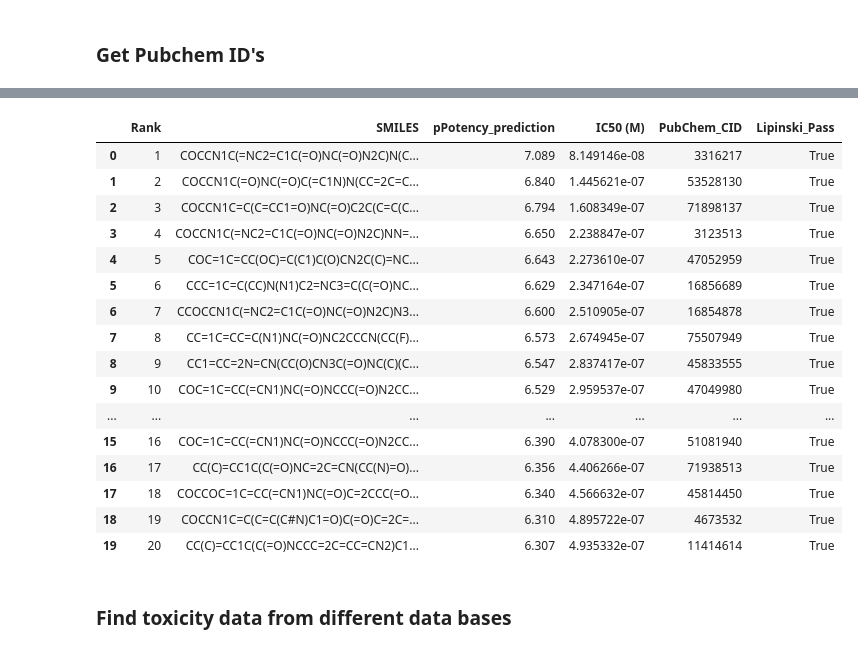
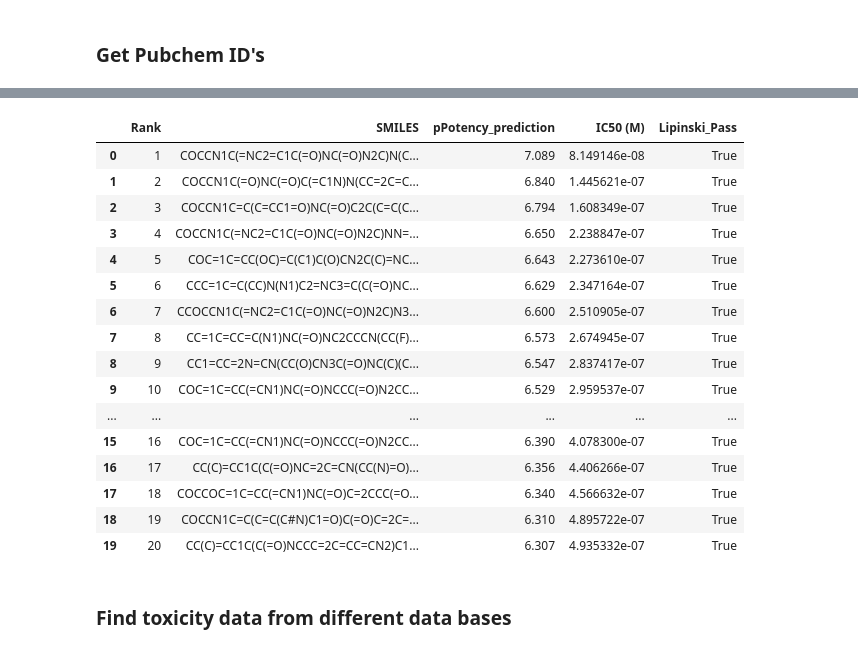
Before and after one commit to soumyadeepghosh35/DTRA_DrugDesign, a Jupyter notebook: PubchemData/Step6_Toxicity_AllVirus.ipynb, the cells around one changed output, grey strips where cells are left out. Drawn from its saved outputs; the diff is of its cells as text; code cells hidden in the pictures.

```diff
--- a/PubchemData/Step6_Toxicity_AllVirus.ipynb
+++ b/PubchemData/Step6_Toxicity_AllVirus.ipynb
@@ -82,17 +64,2 @@ Name: SMILES, dtype: object
 # %% [markdown]
 ### Get Pubchem ID's
-# %%
-def get_pubchem_cid(smiles):
-    """Get PubChem CID from SMILES"""
-    try:
-        compounds = pcp.get_compounds(smiles, 'smiles')
-        if compounds:
-            return compounds[0].cid
-        else:
-            return None
-    except:
-        return None
-
-# Add CID column to your dataframe
-EnamineAntiviralsData_top20['PubChem_CID'] = EnamineAntiviralsData_top20['SMILES'].apply(get_pubchem_cid)
-EnamineAntiviralsData_top20
@@ -119,37 +92,42 @@ EnamineAntiviralsData_top20
 # %%
 from rdkit import Chem
 from rdkit.Chem import Descriptors, rdMolDescriptors
 
 # Calculate Lipinski's Rule of Five
 def check_lipinski(smiles):
     mol = Chem.MolFromSmiles(smiles)
     mw = Descriptors.MolWt(mol)
     logp = Descriptors.MolLogP(mol)
     hbd = rdMolDescriptors.CalcNumHBD(mol)
     hba = rdMolDescriptors.CalcNumHBA(mol)
     return mw <= 500 and logp <= 5 and hbd <= 5 and hba <= 10
 
 # Apply to your dataframe
 EnamineAntiviralsData_top20['Lipinski_Pass'] = EnamineAntiviralsData_top20['SMILES'].apply(check_lipinski)
+# Filter only Lipinski-passing molecules
+EnamineAntiviralsData_top20_clean = (
+    EnamineAntiviralsData_top20[EnamineAntiviralsData_top20['Lipinski_Pass'] == True]
+    .reset_index(drop=True)
+)
 EnamineAntiviralsData_top20
 # %% [output]
-|  | Rank | SMILES | pPotency_prediction | IC50 (M) | PubChem_CID | Lipinski_Pass |
-| 0 | 1 | COCCN1C(=NC2=C1C(=O)NC(=O)N2C)N(C... | 7.089 | 8.149146e-08 | 3316217 | True |
-| 1 | 2 | COCCN1C(=O)NC(=O)C(=C1N)N(CC=2C=C... | 6.840 | 1.445621e-07 | 53528130 | True |
-| 2 | 3 | COCCN1C=C(C=CC1=O)NC(=O)C2C(C=C(C... | 6.794 | 1.608349e-07 | 71898137 | True |
-| 3 | 4 | COCCN1C(=NC2=C1C(=O)NC(=O)N2C)NN=... | 6.650 | 2.238847e-07 | 3123513 | True |
-| 4 | 5 | COC=1C=CC(OC)=C(C1)C(O)CN2C(C)=NC... | 6.643 | 2.273610e-07 | 47052959 | True |
-| 5 | 6 | CCC=1C=C(CC)N(N1)C2=NC3=C(C(=O)NC... | 6.629 | 2.347164e-07 | 16856689 | True |
-| 6 | 7 | CCOCCN1C(=NC2=C1C(=O)NC(=O)N2C)N3... | 6.600 | 2.510905e-07 | 16854878 | True |
-| 7 | 8 | CC=1C=CC=C(N1)NC(=O)NC2CCCN(CC(F)... | 6.573 | 2.674945e-07 | 75507949 | True |
-| 8 | 9 | CC1=CC=2N=CN(CC(O)CN3C(=O)NC(C)(C... | 6.547 | 2.837417e-07 | 45833555 | True |
-| 9 | 10 | COC=1C=CC(=CN1)NC(=O)NCCC(=O)N2CC... | 6.529 | 2.959537e-07 | 47049980 | True |
-| ... | ... | ... | ... | ... | ... | ... |
-| 15 | 16 | COC=1C=CC(=CN1)NC(=O)NCCC(=O)N2CC... | 6.390 | 4.078300e-07 | 51081940 | True |
-| 16 | 17 | CC(C)=CC1C(C(=O)NC=2C=CN(CC(N)=O)... | 6.356 | 4.406266e-07 | 71938513 | True |
-| 17 | 18 | COCCOC=1C=CC(=CN1)NC(=O)C=2CCC(=O... | 6.340 | 4.566632e-07 | 45814450 | True |
-| 18 | 19 | COCCN1C=C(C=C(C#N)C1=O)C(=O)C=2C=... | 6.310 | 4.895722e-07 | 4673532 | True |
-| 19 | 20 | CC(C)=CC1C(C(=O)NCCC=2C=CC=CN2)C1... | 6.307 | 4.935332e-07 | 11414614 | True |
+|  | Rank | SMILES | pPotency_prediction | IC50 (M) | Lipinski_Pass |
+| 0 | 1 | COCCN1C(=NC2=C1C(=O)NC(=O)N2C)N(C... | 7.089 | 8.149146e-08 | True |
+| 1 | 2 | COCCN1C(=O)NC(=O)C(=C1N)N(CC=2C=C... | 6.840 | 1.445621e-07 | True |
+| 2 | 3 | COCCN1C=C(C=CC1=O)NC(=O)C2C(C=C(C... | 6.794 | 1.608349e-07 | True |
+| 3 | 4 | COCCN1C(=NC2=C1C(=O)NC(=O)N2C)NN=... | 6.650 | 2.238847e-07 | True |
+| 4 | 5 | COC=1C=CC(OC)=C(C1)C(O)CN2C(C)=NC... | 6.643 | 2.273610e-07 | True |
+| 5 | 6 | CCC=1C=C(CC)N(N1)C2=NC3=C(C(=O)NC... | 6.629 | 2.347164e-07 | True |
+| 6 | 7 | CCOCCN1C(=NC2=C1C(=O)NC(=O)N2C)N3... | 6.600 | 2.510905e-07 | True |
+| 7 | 8 | CC=1C=CC=C(N1)NC(=O)NC2CCCN(CC(F)... | 6.573 | 2.674945e-07 | True |
+| 8 | 9 | CC1=CC=2N=CN(CC(O)CN3C(=O)NC(C)(C... | 6.547 | 2.837417e-07 | True |
+| 9 | 10 | COC=1C=CC(=CN1)NC(=O)NCCC(=O)N2CC... | 6.529 | 2.959537e-07 | True |
+| ... | ... | ... | ... | ... | ... |
+| 15 | 16 | COC=1C=CC(=CN1)NC(=O)NCCC(=O)N2CC... | 6.390 | 4.078300e-07 | True |
+| 16 | 17 | CC(C)=CC1C(C(=O)NC=2C=CN(CC(N)=O)... | 6.356 | 4.406266e-07 | True |
+| 17 | 18 | COCCOC=1C=CC(=CN1)NC(=O)C=2CCC(=O... | 6.340 | 4.566632e-07 | True |
+| 18 | 19 | COCCN1C=C(C=C(C#N)C1=O)C(=O)C=2C=... | 6.310 | 4.895722e-07 | True |
+| 19 | 20 | CC(C)=CC1C(C(=O)NCCC=2C=CC=CN2)C1... | 6.307 | 4.935332e-07 | True |
 # %% [markdown]
 ### Find toxicity data from different data bases
 # %% [markdown]
```
Also changed, not shown: parts of 12 cells of this notebook, 1 other file.
